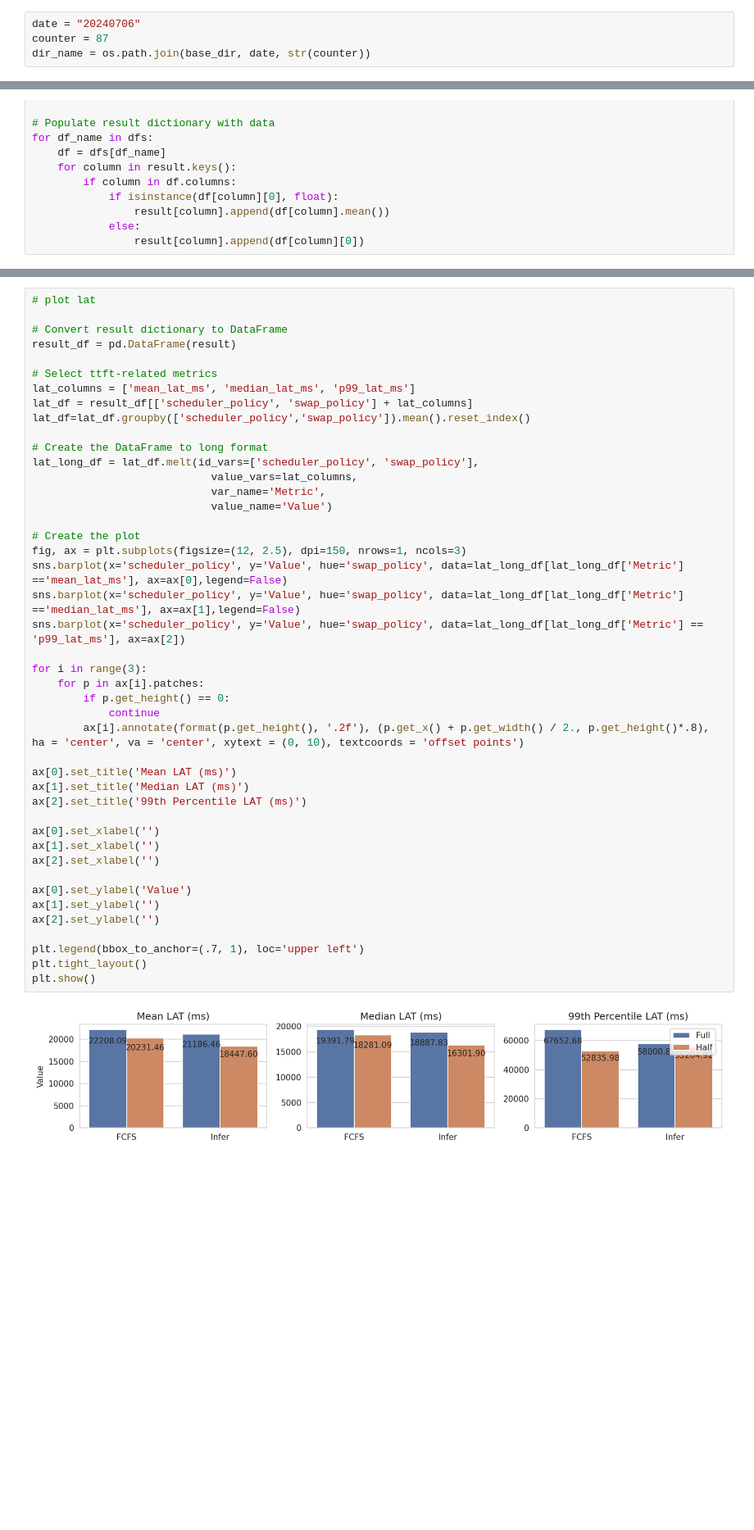
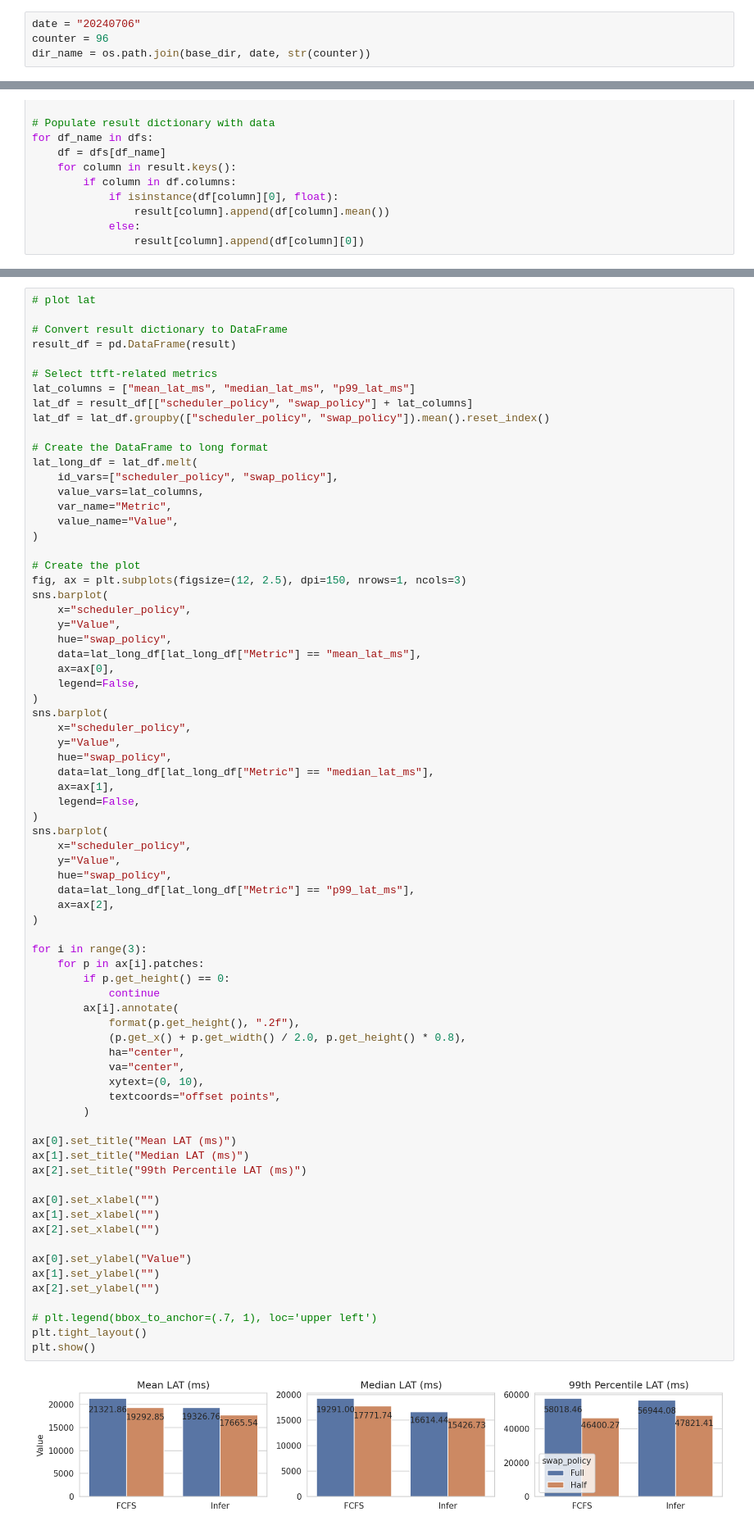
Before and after one commit to chengzhi-lu/vllm, a Jupyter notebook: benchmarks/result/analysis/result_analysis.ipynb, the cells around one changed output, grey strips where cells are left out. Shown at 82% size. Drawn from its saved outputs; the diff is of its cells as text; blank space fills up the shorter version.

```diff
--- a/benchmarks/result/analysis/result_analysis.ipynb
+++ b/benchmarks/result/analysis/result_analysis.ipynb
@@ -8,7 +8,7 @@ import json
 base_dir="/root/vllm/benchmarks/result"
 # %%
 date = "20240706"
-counter = 87
+counter = 96
 dir_name = os.path.join(base_dir, date, str(counter))
 # %%
 dfs = {}
@@ -232,49 +261,78 @@ plt.show()
 # %%
 # plot lat
 
 # Convert result dictionary to DataFrame
 result_df = pd.DataFrame(result)
 
 # Select ttft-related metrics
-lat_columns = ['mean_lat_ms', 'median_lat_ms', 'p99_lat_ms']
-lat_df = result_df[['scheduler_policy', 'swap_policy'] + lat_columns]
-lat_df=lat_df.groupby(['scheduler_policy','swap_policy']).mean().reset_index()
+lat_columns = ["mean_lat_ms", "median_lat_ms", "p99_lat_ms"]
+lat_df = result_df[["scheduler_policy", "swap_policy"] + lat_columns]
+lat_df = lat_df.groupby(["scheduler_policy", "swap_policy"]).mean().reset_index()
 
 # Create the DataFrame to long format
-lat_long_df = lat_df.melt(id_vars=['scheduler_policy', 'swap_policy'],
-                            value_vars=lat_columns,
-                            var_name='Metric',
-                            value_name='Value')
+lat_long_df = lat_df.melt(
+    id_vars=["scheduler_policy", "swap_policy"],
+    value_vars=lat_columns,
+    var_name="Metric",
+    value_name="Value",
+)
 
 # Create the plot
 fig, ax = plt.subplots(figsize=(12, 2.5), dpi=150, nrows=1, ncols=3)
-sns.barplot(x='scheduler_policy', y='Value', hue='swap_policy', data=lat_long_df[lat_long_df['Metric'] =='mean_lat_ms'], ax=ax[0],legend=False)
-sns.barplot(x='scheduler_policy', y='Value', hue='swap_policy', data=lat_long_df[lat_long_df['Metric'] =='median_lat_ms'], ax=ax[1],legend=False)
-sns.barplot(x='scheduler_policy', y='Value', hue='swap_policy', data=lat_long_df[lat_long_df['Metric'] == 'p99_lat_ms'], ax=ax[2])
+sns.barplot(
+    x="scheduler_policy",
+    y="Value",
+    hue="swap_policy",
+    data=lat_long_df[lat_long_df["Metric"] == "mean_lat_ms"],
+    ax=ax[0],
+    legend=False,
+)
+sns.barplot(
+    x="scheduler_policy",
+    y="Value",
+    hue="swap_policy",
+    data=lat_long_df[lat_long_df["Metric"] == "median_lat_ms"],
+    ax=ax[1],
+    legend=False,
+)
+sns.barplot(
+    x="scheduler_policy",
+    y="Value",
+    hue="swap_policy",
+    data=lat_long_df[lat_long_df["Metric"] == "p99_lat_ms"],
+    ax=ax[2],
+)
 
 for i in range(3):
     for p in ax[i].patches:
         if p.get_height() == 0:
             continue
-        ax[i].annotate(format(p.get_height(), '.2f'), (p.get_x() + p.get_width() / 2., p.get_height()*.8), ha = 'center', va = 'center', xytext = (0, 10), textcoords = 'offset points')
+        ax[i].annotate(
+            format(p.get_height(), ".2f"),
+            (p.get_x() + p.get_width() / 2.0, p.get_height() * 0.8),
+            ha="center",
+            va="center",
+            xytext=(0, 10),
+            textcoords="offset points",
+        )
 
-ax[0].set_title('Mean LAT (ms)')
-ax[1].set_title('Median LAT (ms)')
-ax[2].set_title('99th Percentile LAT (ms)')
+ax[0].set_title("Mean LAT (ms)")
+ax[1].set_title("Median LAT (ms)")
+ax[2].set_title("99th Percentile LAT (ms)")
 
-ax[0].set_xlabel('')
-ax[1].set_xlabel('')
-ax[2].set_xlabel('')
+ax[0].set_xlabel("")
+ax[1].set_xlabel("")
+ax[2].set_xlabel("")
 
-ax[0].set_ylabel('Value')
-ax[1].set_ylabel('')
-ax[2].set_ylabel('')
+ax[0].set_ylabel("Value")
+ax[1].set_ylabel("")
+ax[2].set_ylabel("")
 
-plt.legend(bbox_to_anchor=(.7, 1), loc='upper left')
+# plt.legend(bbox_to_anchor=(.7, 1), loc='upper left')
 plt.tight_layout()
 plt.show()
 # %% [output]
-[figure, old version]
+[figure, new version]
 # %%
 # Initialize result dictionary
 result = {"scheduler_policy": [], "swap_policy": []}
```
Also changed, not shown: parts of 9 cells of this notebook, 2 other files.
